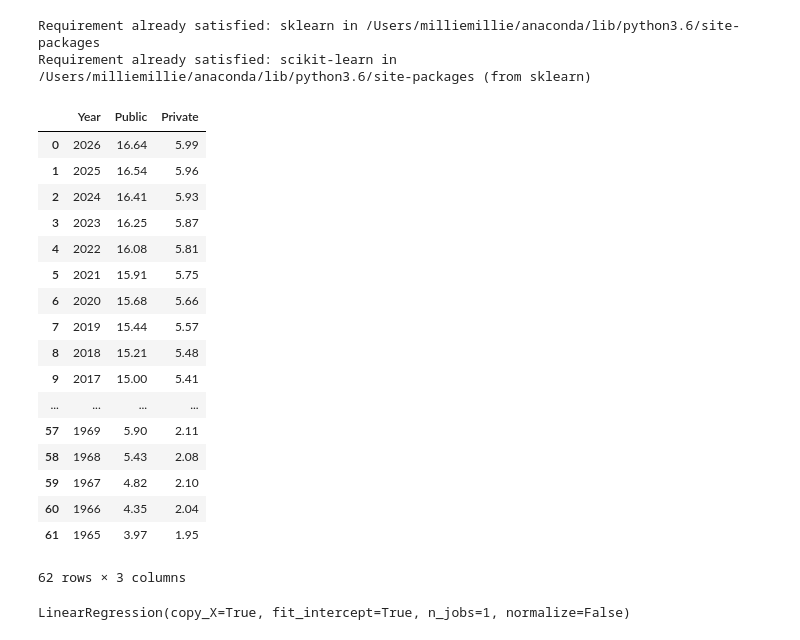
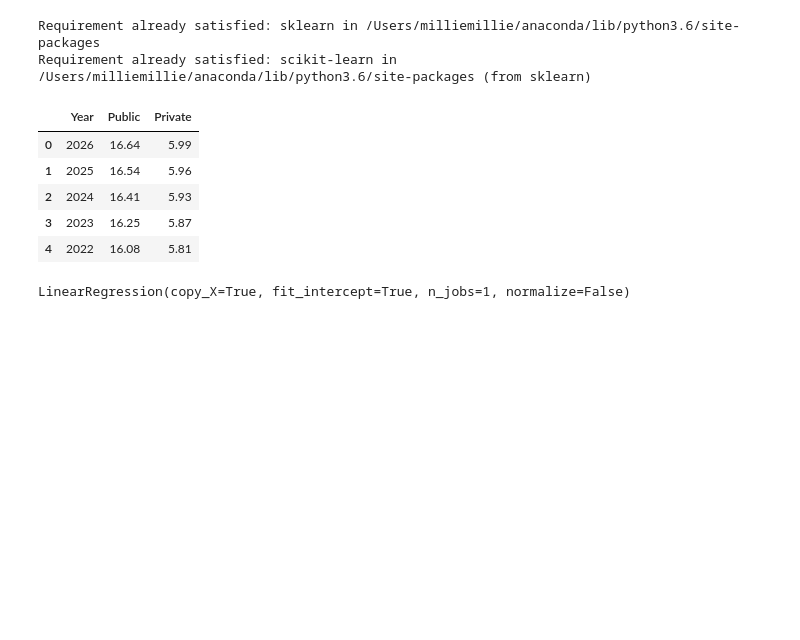
Before and after one commit to EmilySakata/finincing_education, a Jupyter notebook: Linear Regression model.ipynb, the cells around one changed output. Saved outputs shown, nothing was run; the diff lists cells and outputs as text; code cells hidden in the pictures; blank space fills up the shorter version.

```diff
--- a/Linear Regression model.ipynb
+++ b/Linear Regression model.ipynb
@@ -11,29 +11,17 @@ import pandas as pd
 # %%
 # Import the data to use it for machine learning
 
 #read csv file
 data = "Enrollment_publicVSPrivate_1965-2026.csv"
 df = pd.read_csv(data, encoding = "ISO-8859-1")
-df
+df.head()
 # %% [output]
 |  | Year | Public | Private |
 | 0 | 2026 | 16.64 | 5.99 |
 | 1 | 2025 | 16.54 | 5.96 |
 | 2 | 2024 | 16.41 | 5.93 |
 | 3 | 2023 | 16.25 | 5.87 |
 | 4 | 2022 | 16.08 | 5.81 |
-| 5 | 2021 | 15.91 | 5.75 |
-| 6 | 2020 | 15.68 | 5.66 |
-| 7 | 2019 | 15.44 | 5.57 |
-| 8 | 2018 | 15.21 | 5.48 |
-| 9 | 2017 | 15.00 | 5.41 |
-| ... | ... | ... | ... |
-| 57 | 1969 | 5.90 | 2.11 |
-| 58 | 1968 | 5.43 | 2.08 |
-| 59 | 1967 | 4.82 | 2.10 |
-| 60 | 1966 | 4.35 | 2.04 |
-| 61 | 1965 | 3.97 | 1.95 |
-62 rows × 3 columns
 # %%
 # Historical data was until 2015. For machine learning, use up to 2015 data. Drop the projected data
 df1=df.drop(df.index[:11])
```
Also changed, not shown: parts of 7 cells of this notebook.
